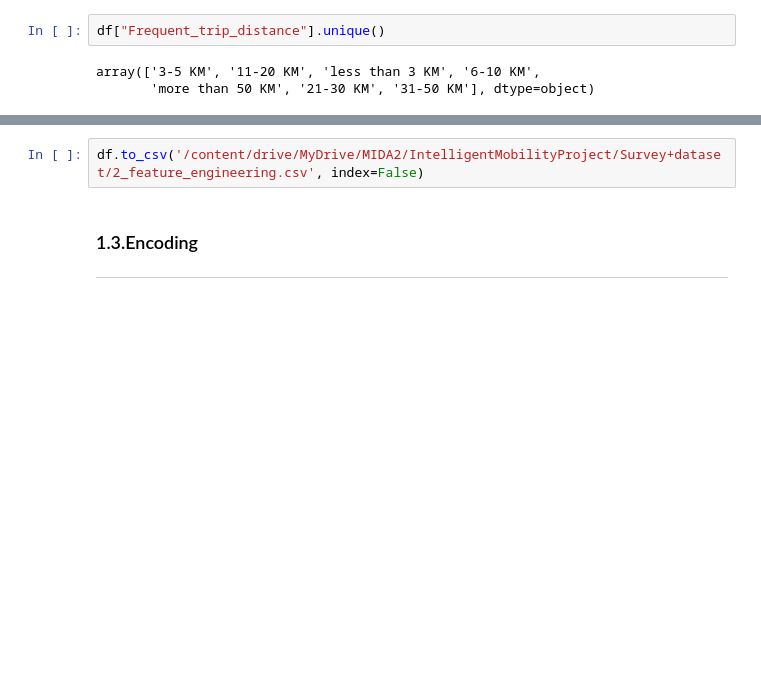
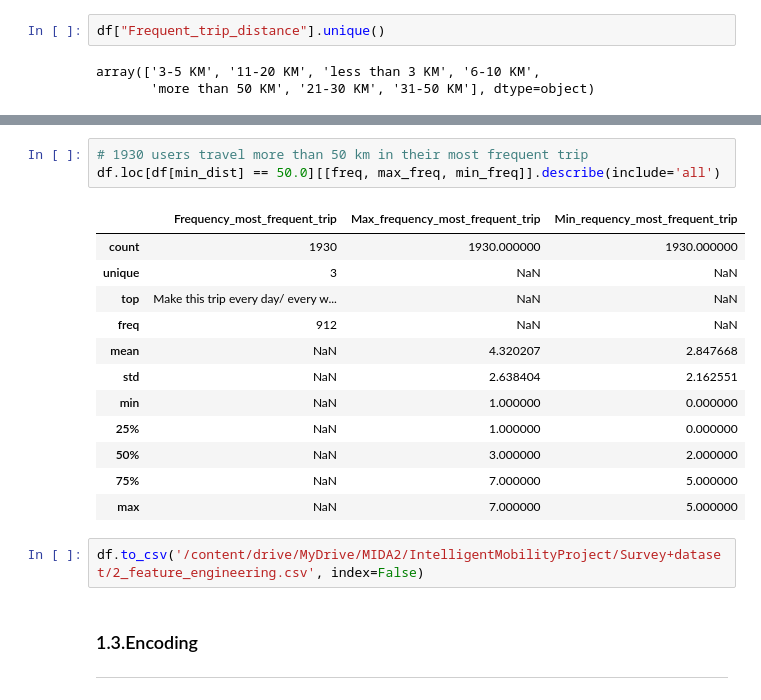
Before and after one commit to AndyHuang97/Intelligent-Mobility, a Jupyter notebook: Intelligent_Mobility.ipynb, the cells around one changed output, grey strips where cells are left out. Cells and saved outputs as stored; diff of their text form; blank space fills up the shorter version.

```diff
--- a/Intelligent_Mobility.ipynb
+++ b/Intelligent_Mobility.ipynb
@@ -356,3 +477,19 @@ df[[max_dist,min_dist]].describe()
+# %%
+# 1930 users travel more than 50 km in their most frequent trip
+df.loc[df[min_dist] == 50.0][[freq, max_freq, min_freq]].describe(include='all')
+# %% [output]
+|  | Frequency_most_frequent_trip | Max_frequency_most_frequent_trip | Min_requency_most_frequent_trip |
+| count | 1930 | 1930.000000 | 1930.000000 |
+| unique | 3 | NaN | NaN |
+| top | Make this trip every day/ every w... | NaN | NaN |
+| freq | 912 | NaN | NaN |
+| mean | NaN | 4.320207 | 2.847668 |
+| std | NaN | 2.638404 | 2.162551 |
+| min | NaN | 1.000000 | 0.000000 |
+| 25% | NaN | 1.000000 | 0.000000 |
+| 50% | NaN | 3.000000 | 2.000000 |
+| 75% | NaN | 7.000000 | 5.000000 |
+| max | NaN | 7.000000 | 5.000000 |
 # %%
 df.to_csv('/content/drive/MyDrive/MIDA2/IntelligentMobilityProject/Survey+dataset/2_feature_engineering.csv', index=False)
 # %% [markdown]
```
Also changed, not shown: parts of 25 cells of this notebook.
